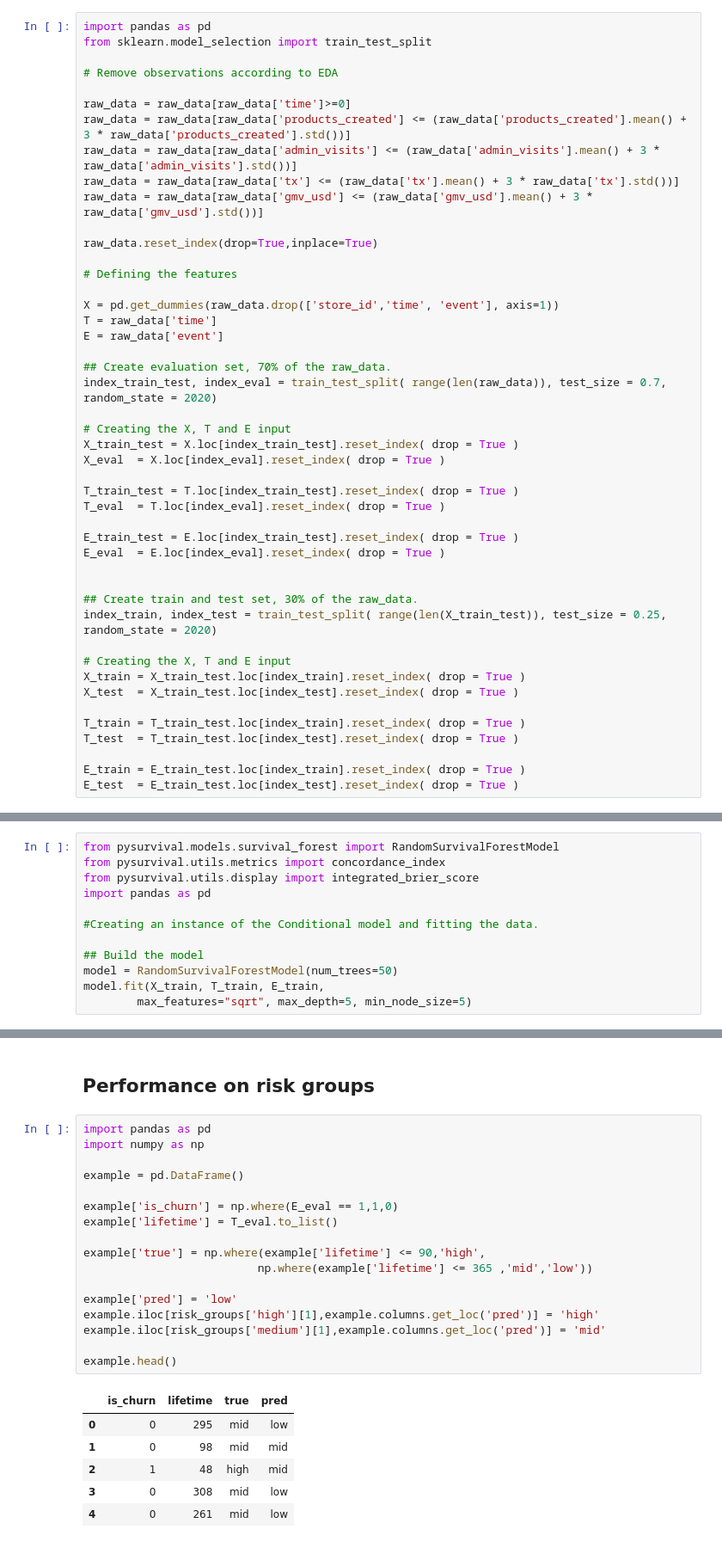
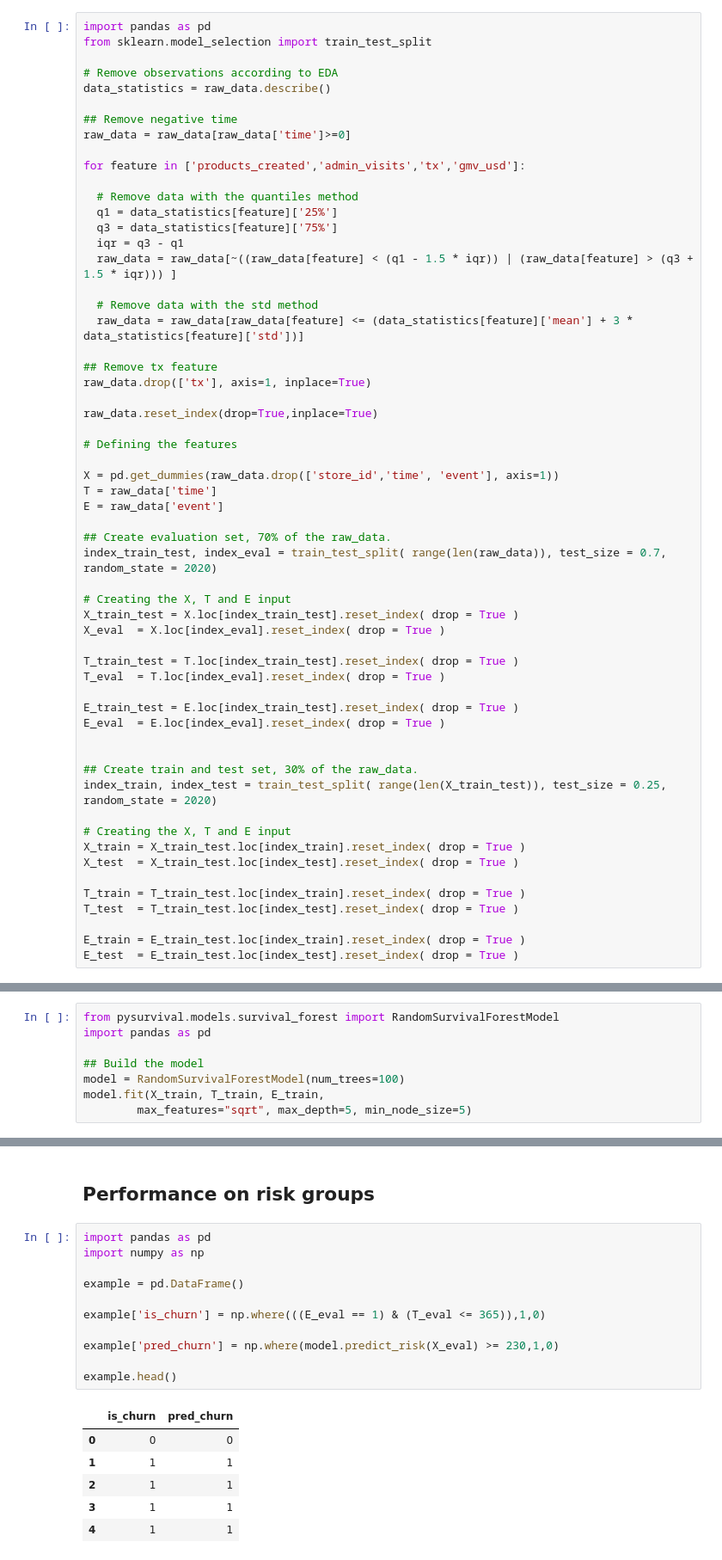
Before and after one commit to marcosmedvescig/thesis_survival_models_for_predicting_churn, a Jupyter notebook: apply_model.ipynb, the cells around one changed output, grey strips where cells are left out. Shown at 86% size. Saved outputs shown, nothing was run; the diff lists cells and outputs as text.

```diff
--- a/apply_model.ipynb
+++ b/apply_model.ipynb
@@ -55,12 +55,24 @@ import pandas as pd
 from sklearn.model_selection import train_test_split
 
 # Remove observations according to EDA
+data_statistics = raw_data.describe()
 
+## Remove negative time
 raw_data = raw_data[raw_data['time']>=0]
-raw_data = raw_data[raw_data['products_created'] <= (raw_data['products_created'].mean() + 3 * raw_data['products_created'].std())]
-raw_data = raw_data[raw_data['admin_visits'] <= (raw_data['admin_visits'].mean() + 3 * raw_data['admin_visits'].std())]
-raw_data = raw_data[raw_data['tx'] <= (raw_data['tx'].mean() + 3 * raw_data['tx'].std())]
-raw_data = raw_data[raw_data['gmv_usd'] <= (raw_data['gmv_usd'].mean() + 3 * raw_data['gmv_usd'].std())]
+
+for feature in ['products_created','admin_visits','tx','gmv_usd']:
+
+  # Remove data with the quantiles method
+  q1 = data_statistics[feature]['25%']
+  q3 = data_statistics[feature]['75%']
+  iqr = q3 - q1
+  raw_data = raw_data[~((raw_data[feature] < (q1 - 1.5 * iqr)) | (raw_data[feature] > (q3 + 1.5 * iqr))) ]
+
+  # Remove data with the std method
+  raw_data = raw_data[raw_data[feature] <= (data_statistics[feature]['mean'] + 3 * data_statistics[feature]['std'])]
+
+## Remove tx feature
+raw_data.drop(['tx'], axis=1, inplace=True)
 
 raw_data.reset_index(drop=True,inplace=True)
 
@@ -102,14 +114,10 @@ E_test  = E_train_test.loc[index_test].reset_index( drop = True )
 ### Train the model
 # %%
 from pysurvival.models.survival_forest import RandomSurvivalForestModel
-from pysurvival.utils.metrics import concordance_index
-from pysurvival.utils.display import integrated_brier_score
 import pandas as pd
 
-#Creating an instance of the Conditional model and fitting the data.
-
 ## Build the model
-model = RandomSurvivalForestModel(num_trees=50)
+model = RandomSurvivalForestModel(num_trees=100)
 model.fit(X_train, T_train, E_train,
         max_features="sqrt", max_depth=5, min_node_size=5)
 # %% [output]
@@ -254,24 +170,18 @@ plt.legend(loc="best");
 # %%
 import pandas as pd
 import numpy as np
 
 example = pd.DataFrame()
 
-example['is_churn'] = np.where(E_eval == 1,1,0)
-example['lifetime'] = T_eval.to_list()
+example['is_churn'] = np.where(((E_eval == 1) & (T_eval <= 365)),1,0)
 
-example['true'] = np.where(example['lifetime'] <= 90,'high',
-                          np.where(example['lifetime'] <= 365 ,'mid','low'))
-
-example['pred'] = 'low'
-example.iloc[risk_groups['high'][1],example.columns.get_loc('pred')] = 'high'
-example.iloc[risk_groups['medium'][1],example.columns.get_loc('pred')] = 'mid'
+example['pred_churn'] = np.where(model.predict_risk(X_eval) >= 230,1,0)
 
 example.head()
 # %% [output]
-|  | is_churn | lifetime | true | pred |
-| 0 | 0 | 295 | mid | low |
-| 1 | 0 | 98 | mid | mid |
-| 2 | 1 | 48 | high | mid |
-| 3 | 0 | 308 | mid | low |
-| 4 | 0 | 261 | mid | low |
+|  | is_churn | pred_churn |
+| 0 | 0 | 0 |
+| 1 | 1 | 1 |
+| 2 | 1 | 1 |
+| 3 | 1 | 1 |
+| 4 | 1 | 1 |
```
Also changed, not shown: parts of 17 cells of this notebook.
